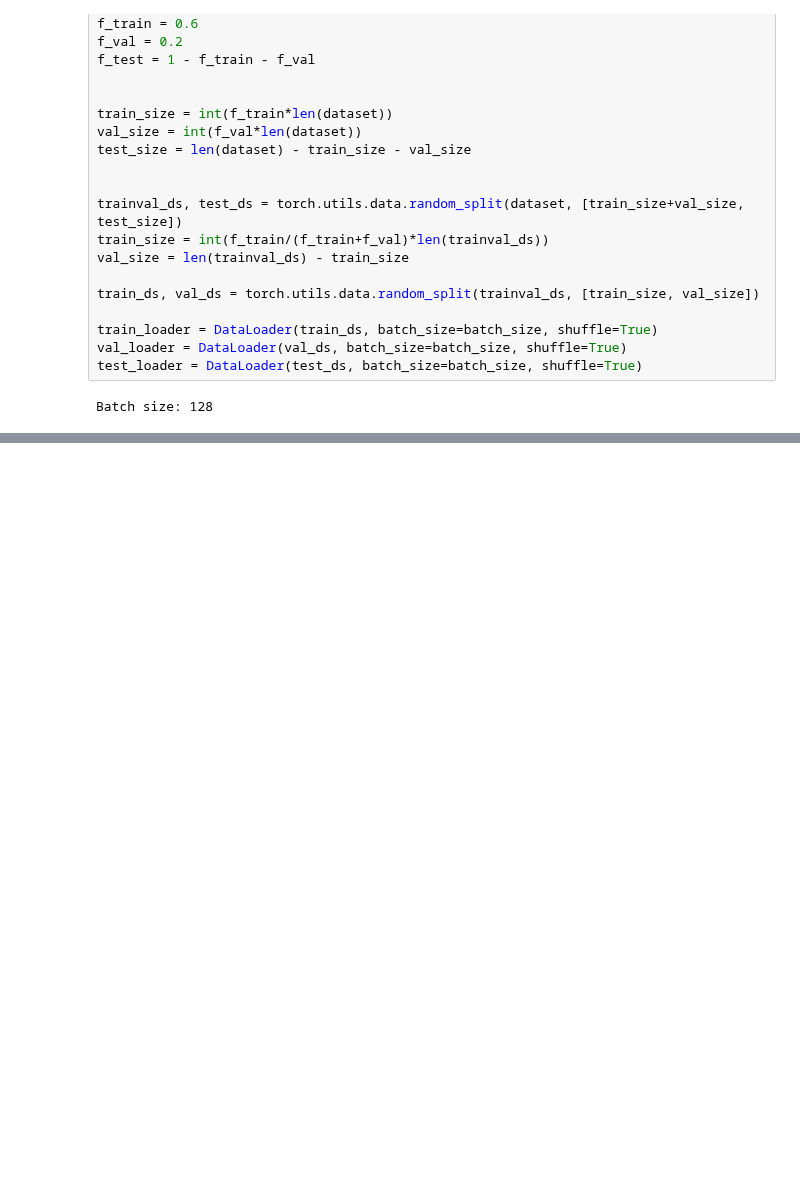
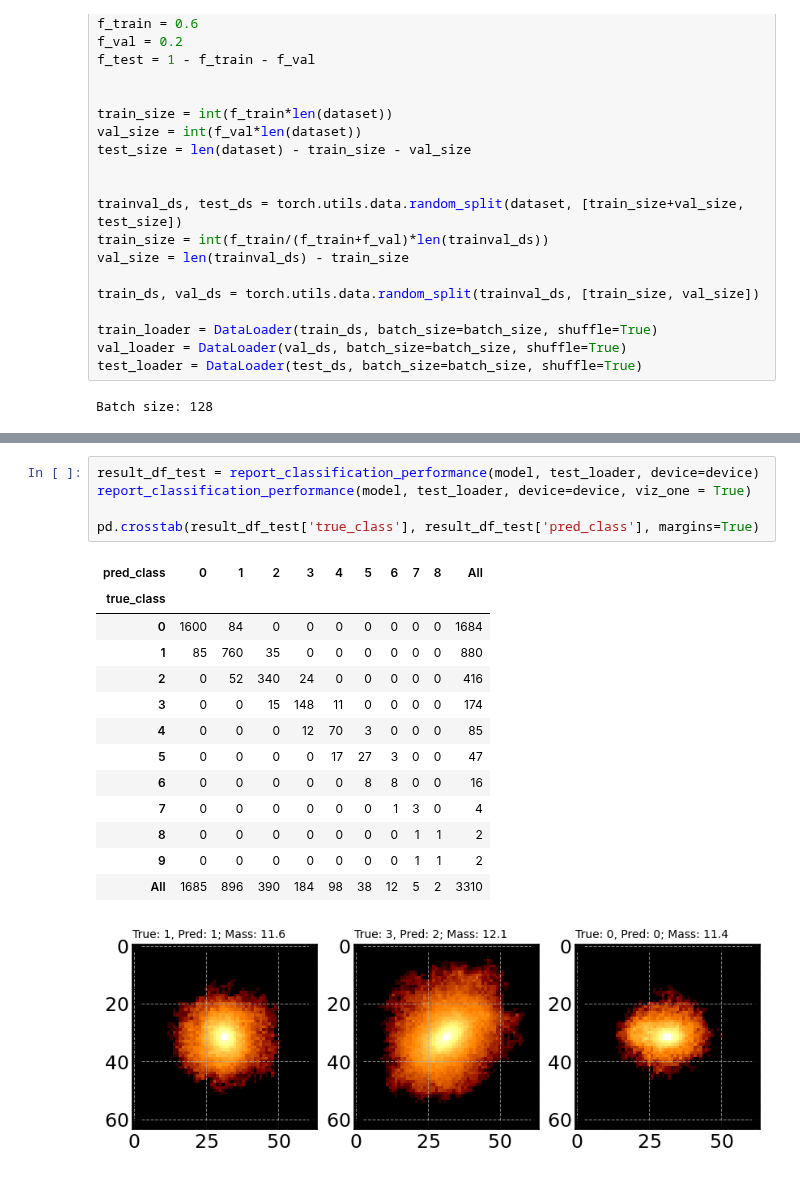
Before and after one commit to SergeiDBykov/self_supervised_halos, a Jupyter notebook: notebooks/1.1_2d_classification.ipynb, the cells around one changed output, grey strips where cells are left out. Drawn from its saved outputs; the diff is of its cells as text; blank space fills up the shorter version.

```diff
--- a/notebooks/1.1_2d_classification.ipynb
+++ b/notebooks/1.1_2d_classification.ipynb
@@ -124,0 +153,20 @@ pd.crosstab(result_df['true_class'], result_df['pred_class'])
+# %%
+result_df_test = report_classification_performance(model, test_loader, device=device)
+report_classification_performance(model, test_loader, device=device, viz_one = True)
+
+pd.crosstab(result_df_test['true_class'], result_df_test['pred_class'], margins=True)
+# %% [output]
+| pred_class | 0 | 1 | 2 | 3 | 4 | 5 | 6 | 7 | 8 | All |
+| true_class |  |  |  |  |  |  |  |  |  |  |
+| 0 | 1600 | 84 | 0 | 0 | 0 | 0 | 0 | 0 | 0 | 1684 |
+| 1 | 85 | 760 | 35 | 0 | 0 | 0 | 0 | 0 | 0 | 880 |
+| 2 | 0 | 52 | 340 | 24 | 0 | 0 | 0 | 0 | 0 | 416 |
+| 3 | 0 | 0 | 15 | 148 | 11 | 0 | 0 | 0 | 0 | 174 |
+| 4 | 0 | 0 | 0 | 12 | 70 | 3 | 0 | 0 | 0 | 85 |
+| 5 | 0 | 0 | 0 | 0 | 17 | 27 | 3 | 0 | 0 | 47 |
+| 6 | 0 | 0 | 0 | 0 | 0 | 8 | 8 | 0 | 0 | 16 |
+| 7 | 0 | 0 | 0 | 0 | 0 | 0 | 1 | 3 | 0 | 4 |
+| 8 | 0 | 0 | 0 | 0 | 0 | 0 | 0 | 1 | 1 | 2 |
+| 9 | 0 | 0 | 0 | 0 | 0 | 0 | 0 | 1 | 1 | 2 |
+| All | 1685 | 896 | 390 | 184 | 98 | 38 | 12 | 5 | 2 | 3310 |
+[figure, added]
```
Also changed, not shown: parts of 12 cells of this notebook, 4 other files.
